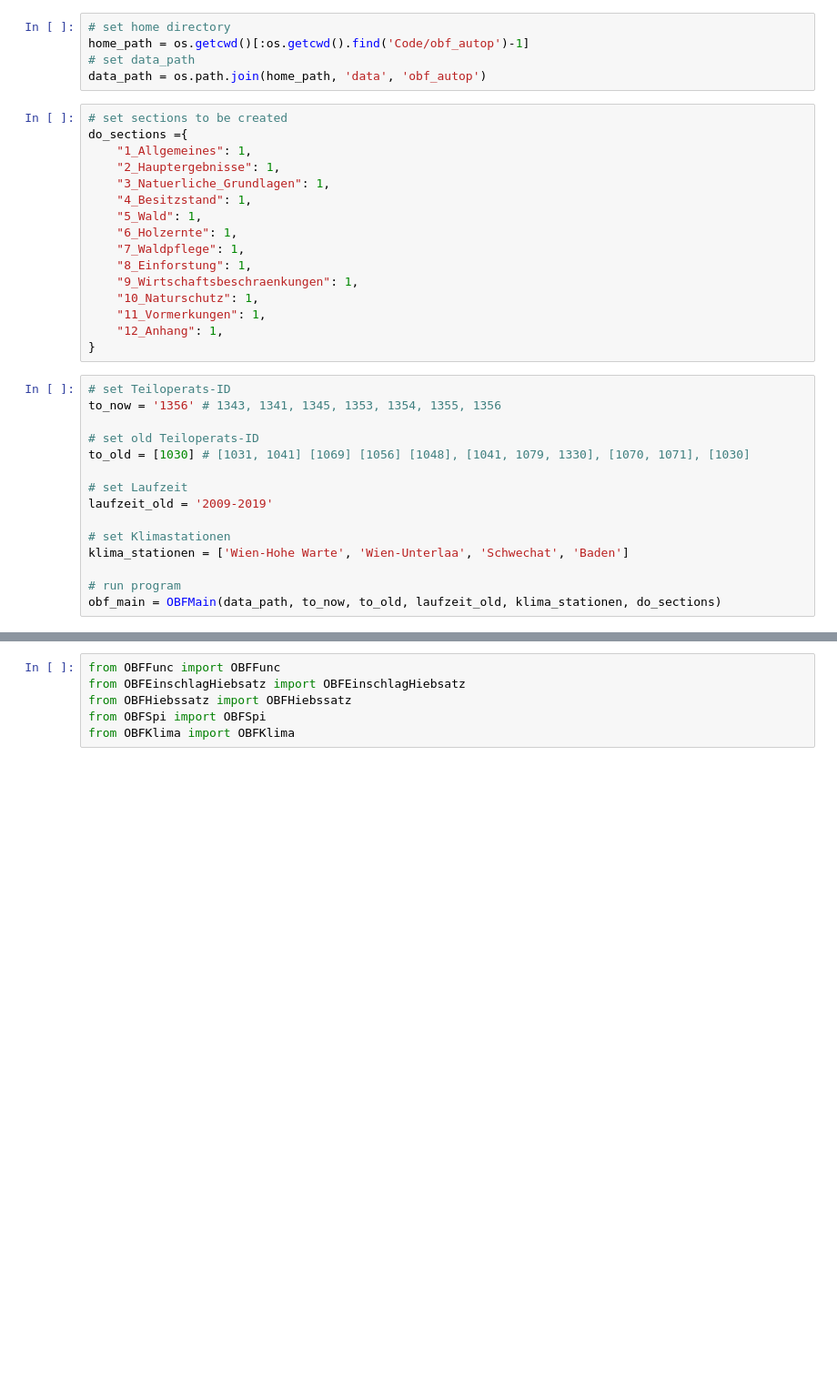
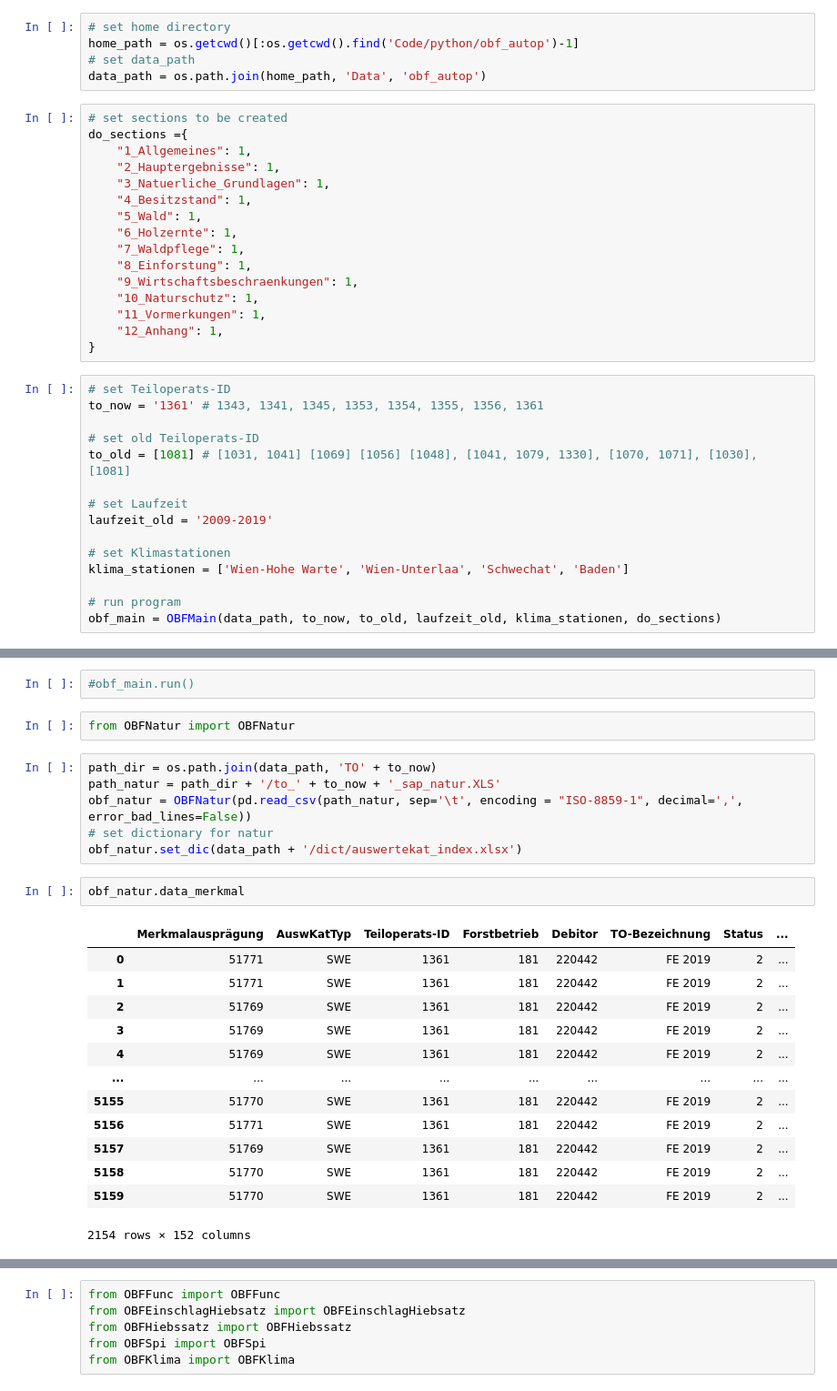
Before and after one commit to satlawa/obf_autop, a Jupyter notebook: main_03.ipynb, the cells around one changed output, grey strips where cells are left out. Shown at 91% size. Cells and saved outputs as stored; diff of their text form; blank space fills up the shorter version.

```diff
--- a/main_03.ipynb
+++ b/main_03.ipynb
@@ -18,9 +18,9 @@ from docx.enum.section import WD_SECTION
 from OBFMain import OBFMain
 # %%
 # set home directory
-home_path = os.getcwd()[:os.getcwd().find('Code/obf_autop')-1]
+home_path = os.getcwd()[:os.getcwd().find('Code/python/obf_autop')-1]
 # set data_path
-data_path = os.path.join(home_path, 'data', 'obf_autop')
+data_path = os.path.join(home_path, 'Data', 'obf_autop')
 # %%
 # set sections to be created
 do_sections ={
@@ -39,10 +39,10 @@ do_sections ={
 }
 # %%
 # set Teiloperats-ID
-to_now = '1356' # 1343, 1341, 1345, 1353, 1354, 1355, 1356
+to_now = '1361' # 1343, 1341, 1345, 1353, 1354, 1355, 1356, 1361
 
 # set old Teiloperats-ID
-to_old = [1030] # [1031, 1041] [1069] [1056] [1048], [1041, 1079, 1330], [1070, 1071], [1030]
+to_old = [1081] # [1031, 1041] [1069] [1056] [1048], [1041, 1079, 1330], [1070, 1071], [1030], [1081]
 
 # set Laufzeit
 laufzeit_old = '2009-2019'
@@ -126,0 +73,26 @@ end
+# %%
+#obf_main.run()
+# %%
+from OBFNatur import OBFNatur
+# %%
+path_dir = os.path.join(data_path, 'TO' + to_now)
+path_natur = path_dir + '/to_' + to_now + '_sap_natur.XLS'
+obf_natur = OBFNatur(pd.read_csv(path_natur, sep='\t', encoding = "ISO-8859-1", decimal=',', error_bad_lines=False))
+# set dictionary for natur
+obf_natur.set_dic(data_path + '/dict/auswertekat_index.xlsx')
+# %%
+obf_natur.data_merkmal
+# %% [output]
+|  | Merkmalausprägung | AuswKatTyp | Teiloperats-ID | Forstbetrieb | Debitor | TO-Bezeichnung | Status | ... |
+| 0 | 51771 | SWE | 1361 | 181 | 220442 | FE 2019 | 2 | ... |
+| 1 | 51771 | SWE | 1361 | 181 | 220442 | FE 2019 | 2 | ... |
+| 2 | 51769 | SWE | 1361 | 181 | 220442 | FE 2019 | 2 | ... |
+| 3 | 51769 | SWE | 1361 | 181 | 220442 | FE 2019 | 2 | ... |
+| 4 | 51769 | SWE | 1361 | 181 | 220442 | FE 2019 | 2 | ... |
+| ... | ... | ... | ... | ... | ... | ... | ... | ... |
+| 5155 | 51770 | SWE | 1361 | 181 | 220442 | FE 2019 | 2 | ... |
+| 5156 | 51771 | SWE | 1361 | 181 | 220442 | FE 2019 | 2 | ... |
+| 5157 | 51769 | SWE | 1361 | 181 | 220442 | FE 2019 | 2 | ... |
+| 5158 | 51770 | SWE | 1361 | 181 | 220442 | FE 2019 | 2 | ... |
+| 5159 | 51770 | SWE | 1361 | 181 | 220442 | FE 2019 | 2 | ... |
+2154 rows × 152 columns
```
Also changed, not shown: parts of 6 cells of this notebook, 2 other files.
